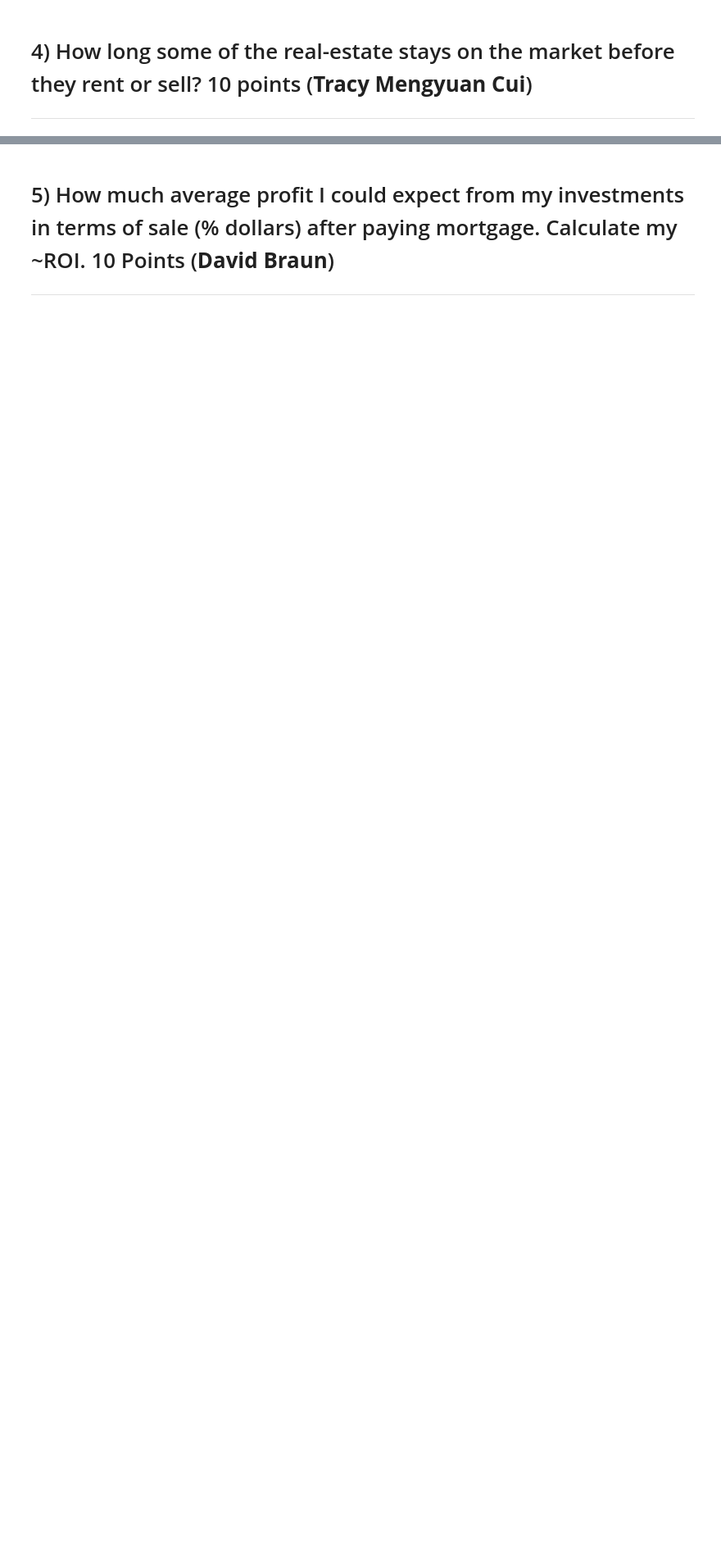
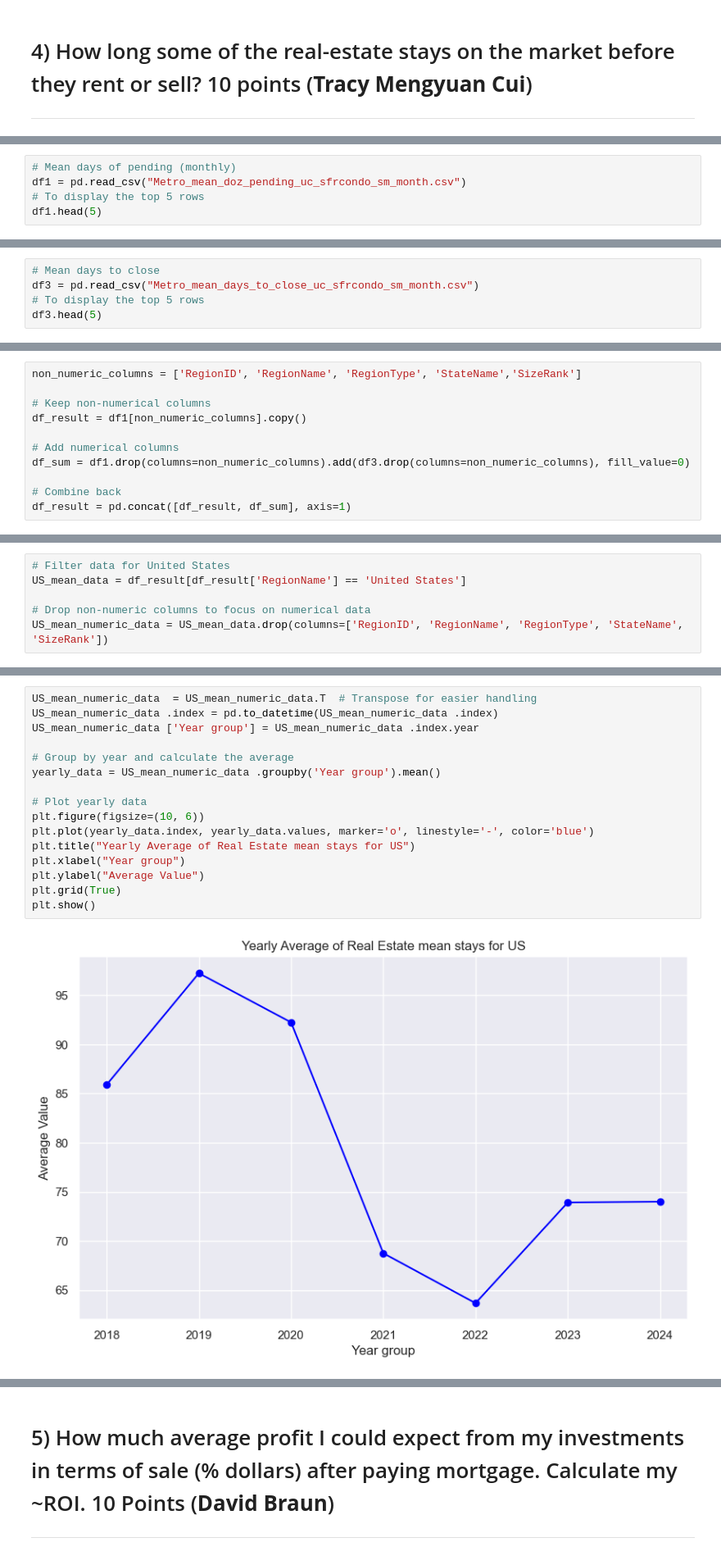
Before and after one commit to DavidBraun777/final-group-project-seis-631, a Jupyter notebook: Final_Project_SEIS631.ipynb, the cells around one changed output, grey strips where cells are left out. Shown: that part at 82% size. Cells and saved outputs as stored; diff of their text form; blank space fills up the shorter version.

```diff
--- a/Final_Project_SEIS631.ipynb
+++ b/Final_Project_SEIS631.ipynb
@@ -603,0 +647,5 @@ Investing now in the above chosen markets to yield significant returns.
+# %%
+# Mean days of pending (monthly)
+df1 = pd.read_csv("Metro_mean_doz_pending_uc_sfrcondo_sm_month.csv")
+# To display the top 5 rows
+df1.head(5)
@@ -603,0 +675,5 @@ Investing now in the above chosen markets to yield significant returns.
+# %%
+# Mean days to close
+df3 = pd.read_csv("Metro_mean_days_to_close_uc_sfrcondo_sm_month.csv")
+# To display the top 5 rows
+df3.head(5)
@@ -603,0 +735,11 @@ Investing now in the above chosen markets to yield significant returns.
+# %%
+non_numeric_columns = ['RegionID', 'RegionName', 'RegionType', 'StateName','SizeRank']
+
+# Keep non-numerical columns
+df_result = df1[non_numeric_columns].copy()
+
+# Add numerical columns
+df_sum = df1.drop(columns=non_numeric_columns).add(df3.drop(columns=non_numeric_columns), fill_value=0)
+
+# Combine back
+df_result = pd.concat([df_result, df_sum], axis=1)
@@ -603,0 +756,6 @@ Investing now in the above chosen markets to yield significant returns.
+# %%
+# Filter data for United States
+US_mean_data = df_result[df_result['RegionName'] == 'United States']
+
+# Drop non-numeric columns to focus on numerical data
+US_mean_numeric_data = US_mean_data.drop(columns=['RegionID', 'RegionName', 'RegionType', 'StateName', 'SizeRank'])
@@ -603,0 +768,18 @@ Investing now in the above chosen markets to yield significant returns.
+# %%
+US_mean_numeric_data  = US_mean_numeric_data.T  # Transpose for easier handling
+US_mean_numeric_data .index = pd.to_datetime(US_mean_numeric_data .index)
+US_mean_numeric_data ['Year group'] = US_mean_numeric_data .index.year
+
+# Group by year and calculate the average
+yearly_data = US_mean_numeric_data .groupby('Year group').mean()
+
+# Plot yearly data
+plt.figure(figsize=(10, 6))
+plt.plot(yearly_data.index, yearly_data.values, marker='o', linestyle='-', color='blue')
+plt.title("Yearly Average of Real Estate mean stays for US")
+plt.xlabel("Year group")
+plt.ylabel("Average Value")
+plt.grid(True)
+plt.show()
+# %% [output]
+[figure, added]
```
Also changed, not shown: parts of 28 cells of this notebook.
